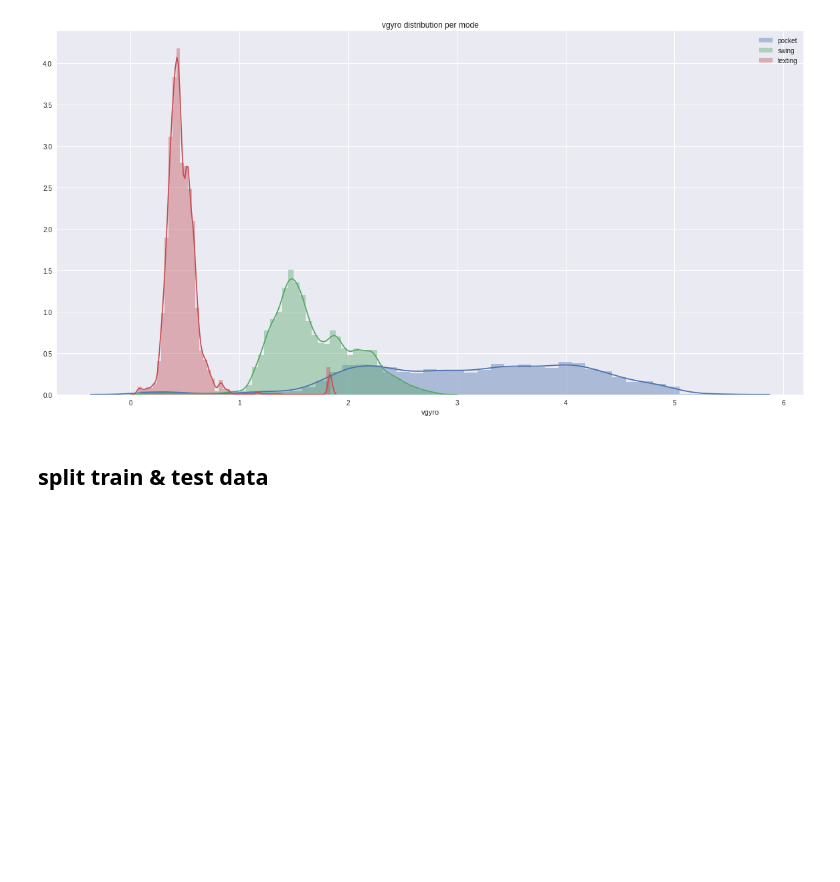
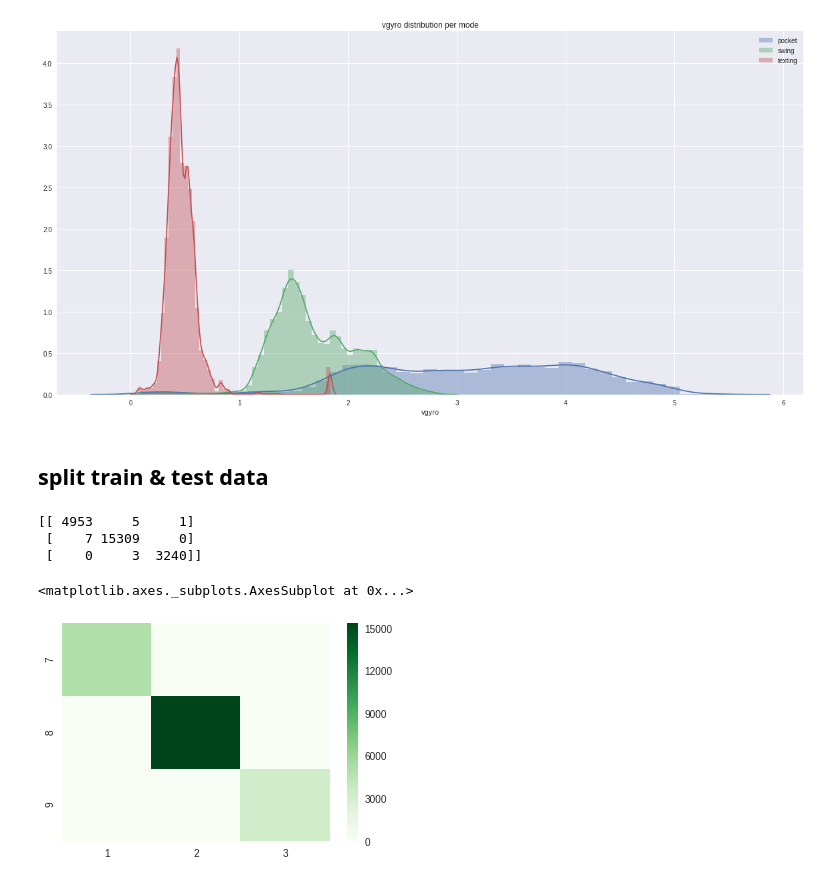
Before and after one commit to yuvalsolaz/modetection, a Jupyter notebook: model/whereIsMyPhone.ipynb, the cells around one changed output. Saved outputs shown, nothing was run; the diff lists cells and outputs as text; code cells hidden in the pictures; blank space fills up the shorter version.

Commit message:
knn + correlation matrix

```diff
--- a/model/whereIsMyPhone.ipynb
+++ b/model/whereIsMyPhone.ipynb
@@ -150,0 +191,19 @@ from sklearn.model_selection import train_test_split
+# %%
+from sklearn.model_selection import train_test_split
+rdf.drop('source',axis=1,inplace= True)
+rdf.drop('label',axis=1,inplace= True)
+X_train, X_test, y_train, y_test = train_test_split(rdf, rdf.devicemode, test_size=0.3, random_state=42)
+# %%
+from sklearn.neighbors import KNeighborsClassifier
+from sklearn.metrics import confusion_matrix
+knn = KNeighborsClassifier(n_jobs=4,n_neighbors=4)
+knn.fit(X_train,y_train)
+knn4_pred = knn.predict(X_test)
+print(confusion_matrix(y_pred=knn4_pred,y_true=y_test))
+sns.heatmap(xticklabels=range(1,10),yticklabels=range(1,10),data = confusion_matrix(y_pred=knn4_pred,y_true=y_test),cmap='Greens')
+# %% [output]
+[[ 4953     5     1]
+ [    7 15309     0]
+ [    0     3  3240]]
+<matplotlib.axes._subplots.AxesSubplot at 0x...>
+[figure, added]
```
Also changed, not shown: parts of 10 cells of this notebook.
